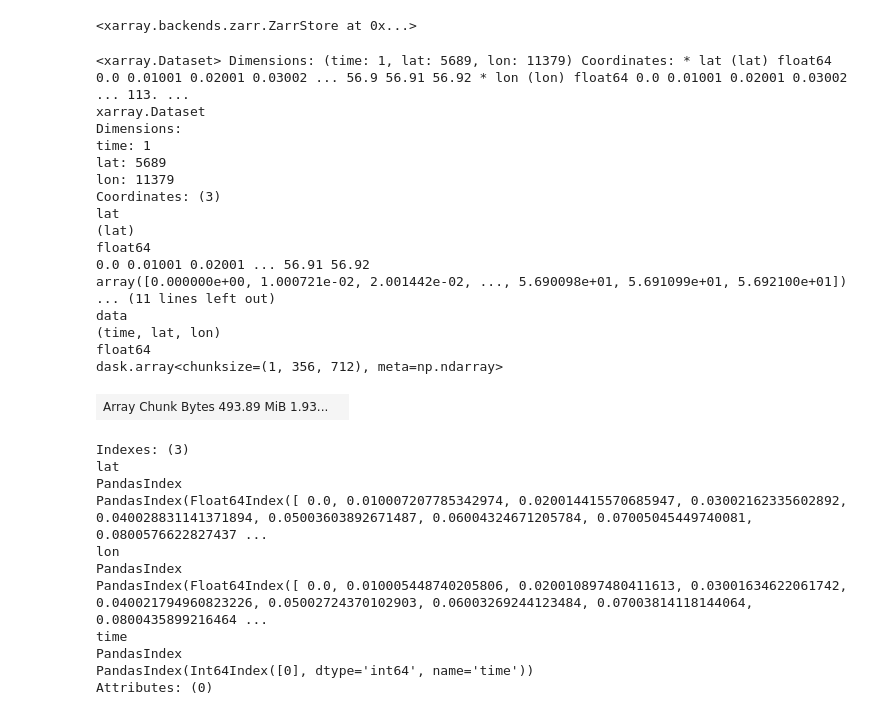
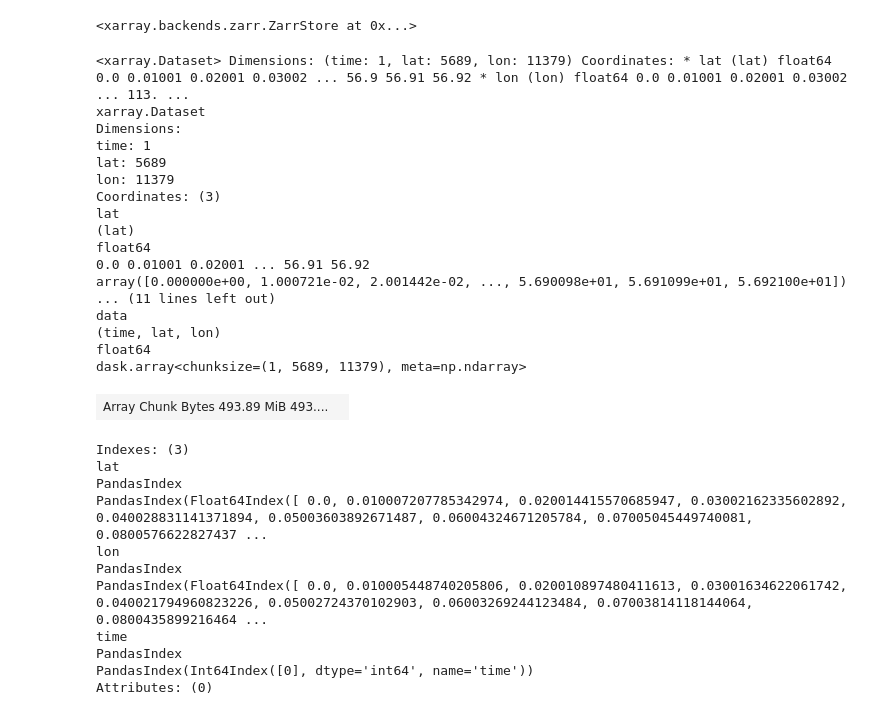
Before and after one commit to developmentseed/tile-benchmarking, a Jupyter notebook: profiling/generate-fake-data.ipynb, the cells around one changed output. Saved outputs shown, nothing was run; the diff lists cells and outputs as text; code cells hidden in the pictures.

```diff
--- a/profiling/generate-fake-data.ipynb
+++ b/profiling/generate-fake-data.ipynb
@@ -98,26 +157,26 @@ ds_onetenth.to_zarr(f'store_one_tenth_planet.zarr', mode='w')
 # %% [output]
 <xarray.backends.zarr.ZarrStore at 0x...>
 # %%
-xr.open_zarr('store_one_tenth_planet.zarr/')
+xr.open_zarr(f'{fake_data_dir}/store_one_tenth_planet_nochunks.zarr/')
 # %% [output]
 <xarray.Dataset> Dimensions: (time: 1, lat: 5689, lon: 11379) Coordinates: * lat (lat) float64 0.0 0.01001 0.02001 0.03002 ... 56.9 56.91 56.92 * lon (lon) float64 0.0 0.01001 0.02001 0.03002 ... 113. ...
 xarray.Dataset
 Dimensions:
 time: 1
 lat: 5689
 lon: 11379
 Coordinates: (3)
 lat
 (lat)
 float64
 0.0 0.01001 0.02001 ... 56.91 56.92
 array([0.000000e+00, 1.000721e-02, 2.001442e-02, ..., 5.690098e+01, 5.691099e+01, 5.692100e+01])
 ... (11 lines left out)
 data
 (time, lat, lon)
 float64
-dask.array<chunksize=(1, 356, 712), meta=np.ndarray>
+dask.array<chunksize=(1, 5689, 11379), meta=np.ndarray>
-| Array Chunk Bytes 493.89 MiB 1.93... |  |
+| Array Chunk Bytes 493.89 MiB 493.... |  |
 Indexes: (3)
 lat
 PandasIndex
```
Also changed, not shown: parts of 10 cells of this notebook, 1 other file.
